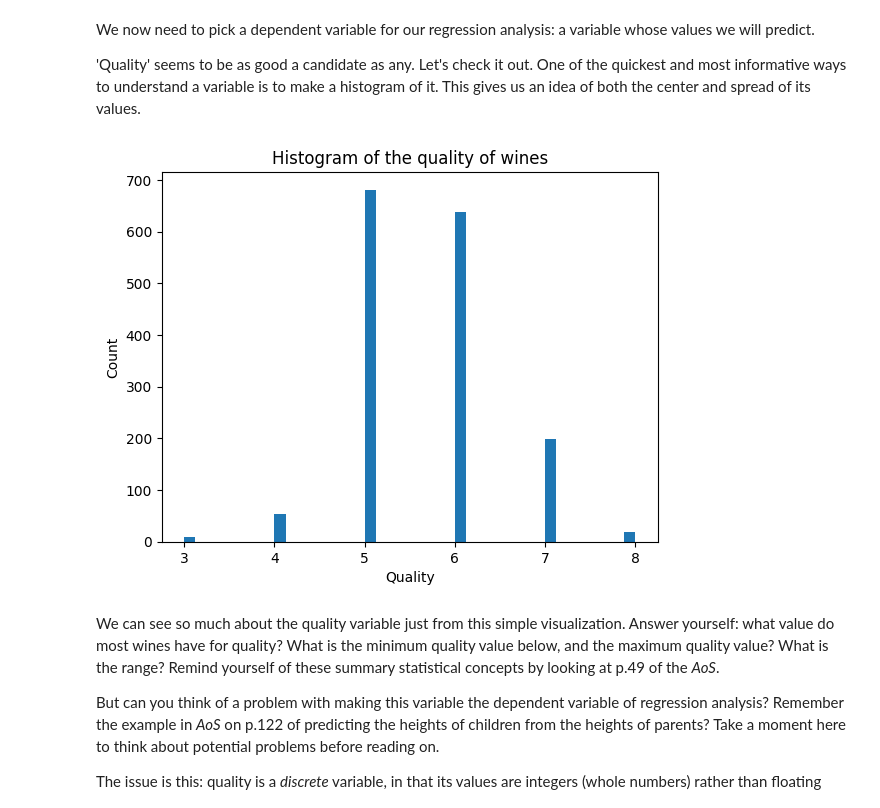
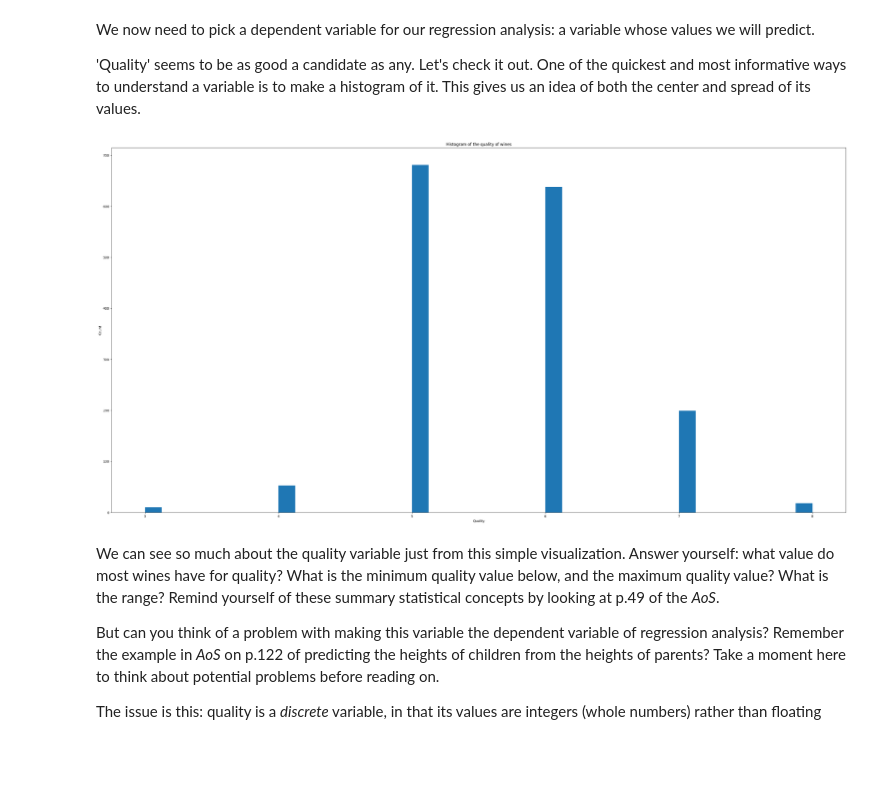
Before and after one commit to dqminhv/Springboard_Unit_11.4.1_Case_Study_Linear_Regression_1, a Jupyter notebook: 11.4.1 Case Study - Linear Regression/Springboard Regression Case Study - the Red Wine Dataset - Tier 3.ipynb, the cells around one changed output. Cells and saved outputs as stored; diff of their text form; code cells hidden in the pictures; blank space fills up the shorter version.

```diff
--- a/11.4.1 Case Study - Linear Regression/Springboard Regression Case Study - the Red Wine Dataset - Tier 3.ipynb
+++ b/11.4.1 Case Study - Linear Regression/Springboard Regression Case Study - the Red Wine Dataset - Tier 3.ipynb
@@ -115,12 +115,13 @@ We now need to pick a dependent variable for our regression analysis: a variable
 'Quality' seems to be as good a candidate as any. Let's check it out. One of the quickest and most informative ways to understand a variable is to make a histogram of it. This gives us an idea of both the center and spread of its values.
 # %%
 # Making a histogram of the quality variable.
+plt.figure(figsize=(40,20))
 _ = plt.hist(data['quality'], bins=40)
 _ = plt.xlabel('Quality')
 _ = plt.ylabel('Count')
 _ = plt.title('Histogram of the quality of wines')
 # %% [output]
-[figure, old version]
+[figure, new version]
 # %% [markdown]
 We can see so much about the quality variable just from this simple visualization. Answer yourself: what value do most wines have for quality? What is the minimum quality value below, and the maximum quality value? What is the range? Remind yourself of these summary statistical concepts by looking at p.49 of the *AoS*.
 
```
Also changed, not shown: parts of 16 cells of this notebook.
